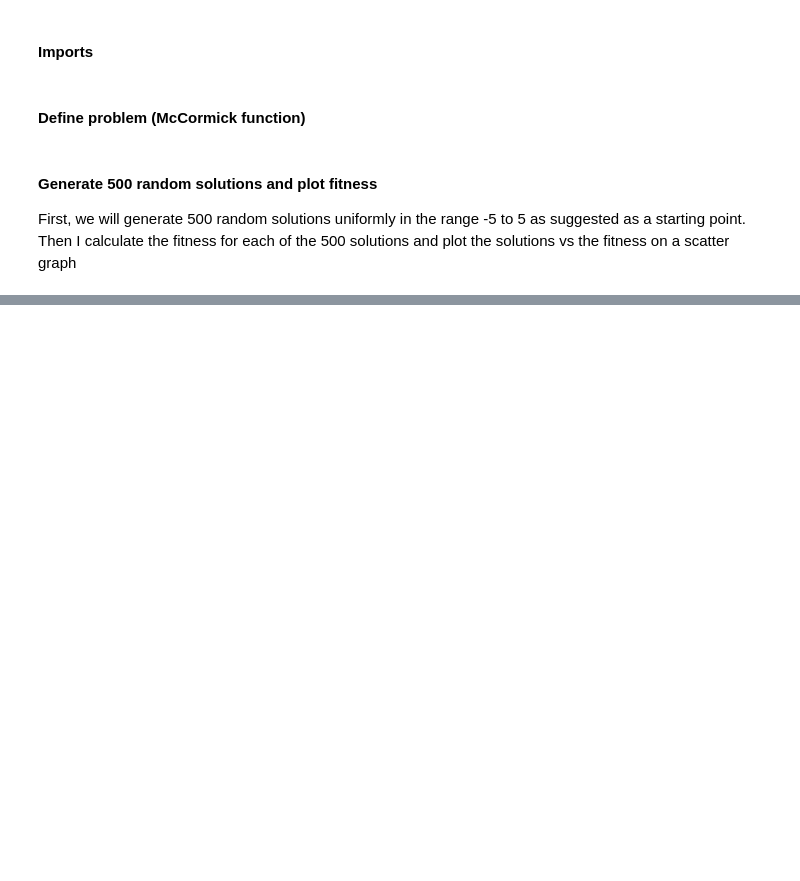
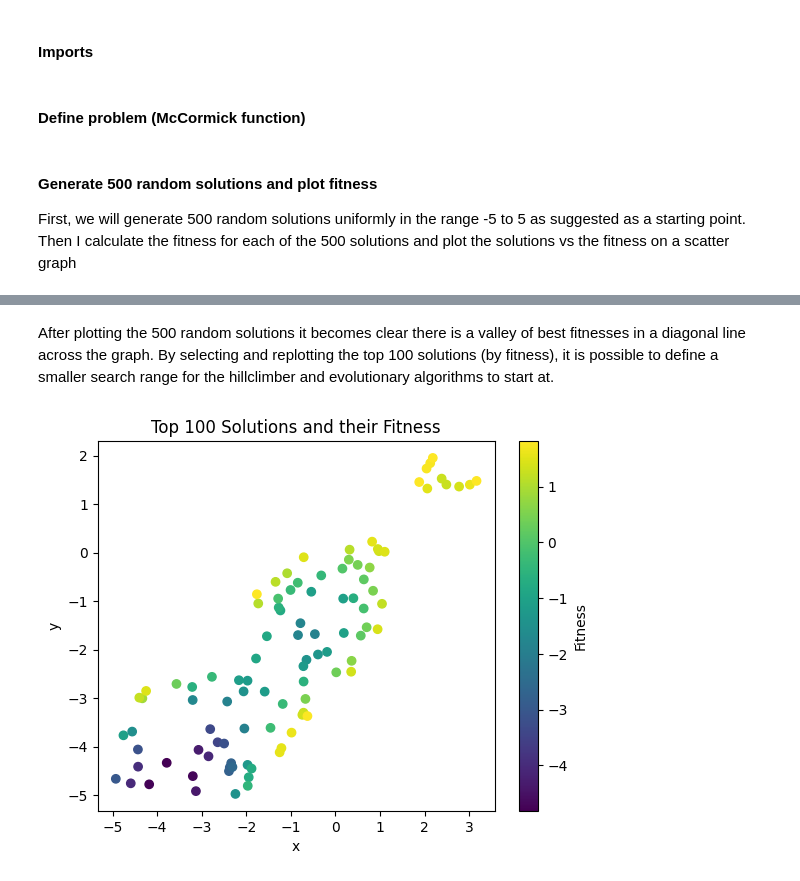
Before and after one commit to NullString1/COMP2002, a Jupyter notebook: optimisation.ipynb, the cells around one changed output, grey strips where cells are left out. Saved outputs shown, nothing was run; the diff lists cells and outputs as text; code cells hidden in the pictures; blank space fills up the shorter version.

```diff
--- a/optimisation.ipynb
+++ b/optimisation.ipynb
@@ -29,0 +33,12 @@ plt.show()
+# %% [markdown]
+After plotting the 500 random solutions it becomes clear there is a valley of best fitnesses in a diagonal line across the graph. By selecting and replotting the top 100 solutions (by fitness), it is possible to define a smaller search range for the hillclimber and evolutionary algorithms to start at.
+# %%
+top_100_fitness = fitness[np.argsort(fitness[:, 2])[:100]] # Select the top 100 solutions based on fitness
+plt.scatter(top_100_fitness[:, 0], top_100_fitness[:, 1], c=top_100_fitness[:, 2], cmap='viridis')
+plt.colorbar(label='Fitness')
+plt.xlabel('x')
+plt.ylabel('y')
+plt.title('Top 100 Solutions and their Fitness')
+plt.show()
+# %% [output]
+[figure, added]
```
Also changed, not shown: parts of 29 cells of this notebook, 6 other files.
